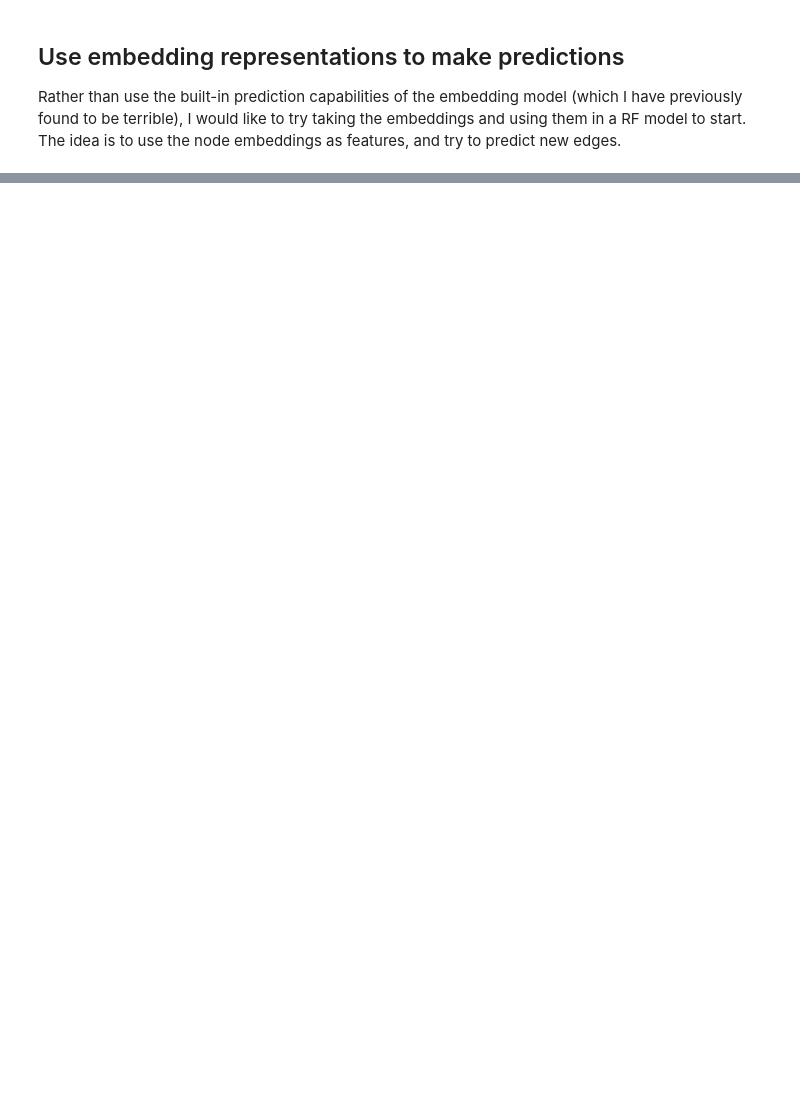
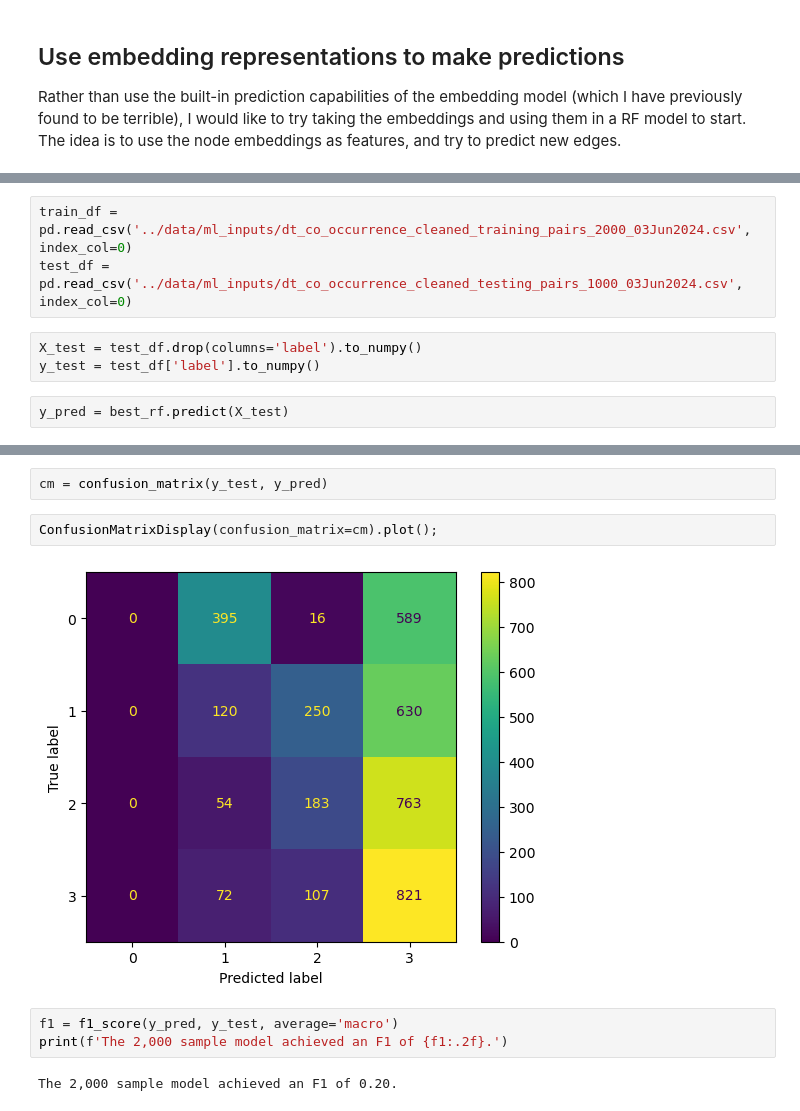
Before and after one commit to serenalotreck/literature-genes, a Jupyter notebook: notebooks/static_link_prediction.ipynb, the cells around one changed output, grey strips where cells are left out. Drawn from its saved outputs; the diff is of its cells as text; blank space fills up the shorter version.

Commit message:
WIP static prediction

```diff
--- a/notebooks/static_link_prediction.ipynb
+++ b/notebooks/static_link_prediction.ipynb
@@ -85,0 +270,8 @@ node_reps = model.entity_representations
+# %%
+train_df = pd.read_csv('../data/ml_inputs/dt_co_occurrence_cleaned_training_pairs_2000_03Jun2024.csv', index_col=0)
+test_df = pd.read_csv('../data/ml_inputs/dt_co_occurrence_cleaned_testing_pairs_1000_03Jun2024.csv', index_col=0)
+# %%
+X_test = test_df.drop(columns='label').to_numpy()
+y_test = test_df['label'].to_numpy()
+# %%
+y_pred = best_rf.predict(X_test)
@@ -85,0 +281,11 @@ node_reps = model.entity_representations
+# %%
+cm = confusion_matrix(y_test, y_pred)
+# %%
+ConfusionMatrixDisplay(confusion_matrix=cm).plot();
+# %% [output]
+[figure, added]
+# %%
+f1 = f1_score(y_pred, y_test, average='macro')
+print(f'The 2,000 sample model achieved an F1 of {f1:.2f}.')
+# %% [output]
+The 2,000 sample model achieved an F1 of 0.20.
```
Also changed, not shown: parts of 61 cells of this notebook, 5 other files.
